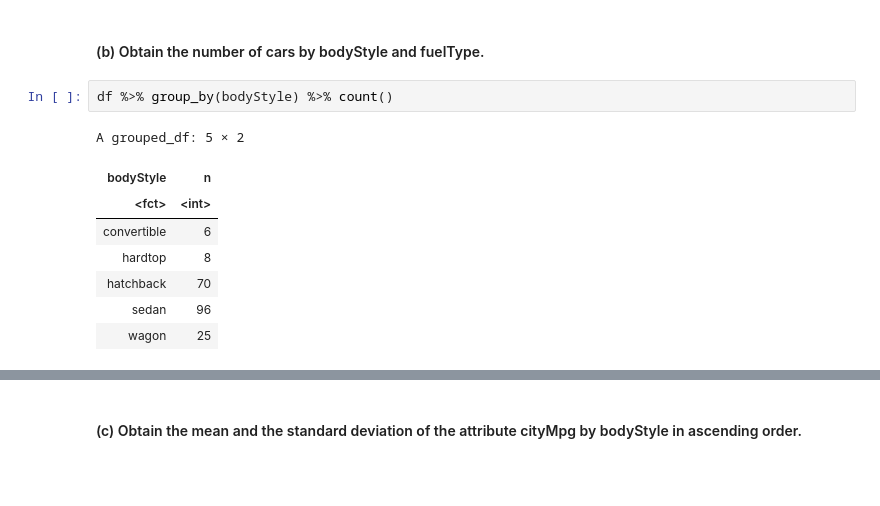
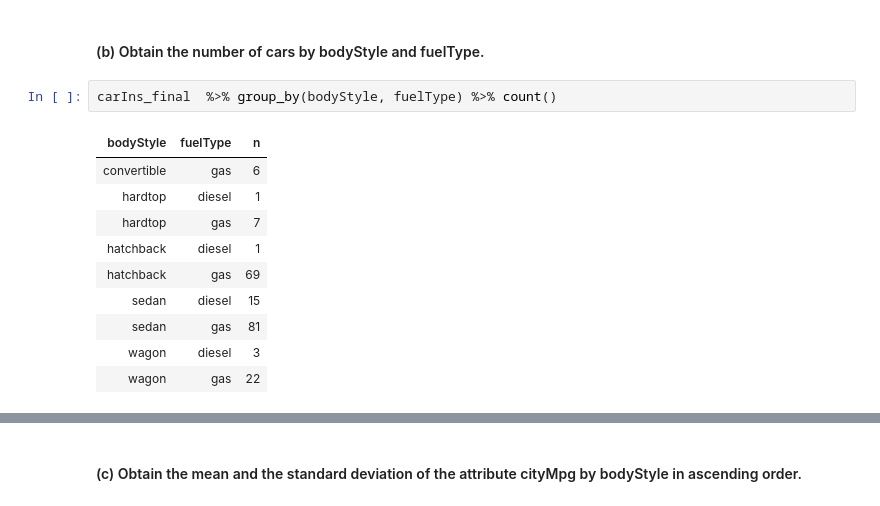
Before and after one commit to PaolaMaribel18/hands-on-2023A, a Jupyter notebook: notebooks/03-dataexploration.ipynb, the cells around one changed output, grey strips where cells are left out. Saved outputs shown, nothing was run; the diff lists cells and outputs as text; blank space fills up the shorter version.

```diff
--- a/notebooks/03-dataexploration.ipynb
+++ b/notebooks/03-dataexploration.ipynb
@@ -51,13 +45,15 @@ A grouped_df: 5 × 2
 # %% [markdown]
 #### (b) Obtain the number of cars by bodyStyle and fuelType.
 # %%
-df %>% group_by(bodyStyle) %>% count()
+carIns_final  %>% group_by(bodyStyle, fuelType) %>% count()
 # %% [output]
-A grouped_df: 5 × 2
-| bodyStyle | n |
-| <fct> | <int> |
-| convertible | 6 |
-| hardtop | 8 |
-| hatchback | 70 |
-| sedan | 96 |
-| wagon | 25 |
+| bodyStyle | fuelType | n |
+| convertible | gas | 6 |
+| hardtop | diesel | 1 |
+| hardtop | gas | 7 |
+| hatchback | diesel | 1 |
+| hatchback | gas | 69 |
+| sedan | diesel | 15 |
+| sedan | gas | 81 |
+| wagon | diesel | 3 |
+| wagon | gas | 22 |
```
Also changed, not shown: parts of 8 cells of this notebook.
